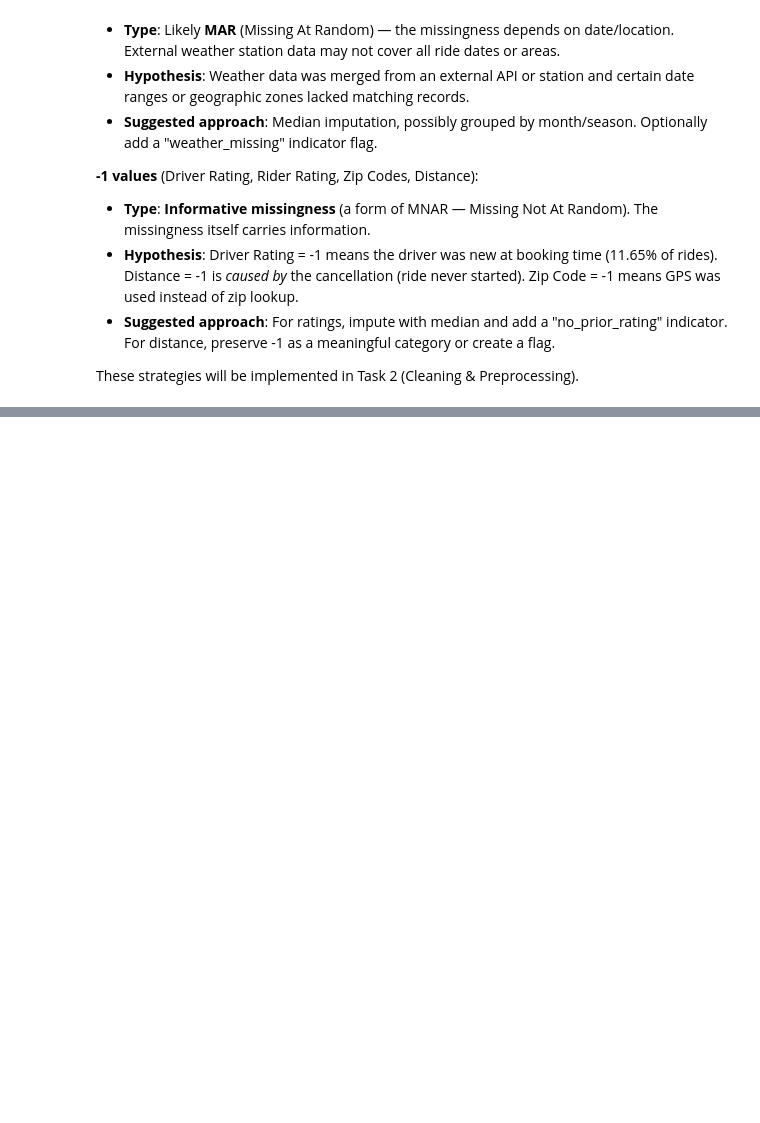
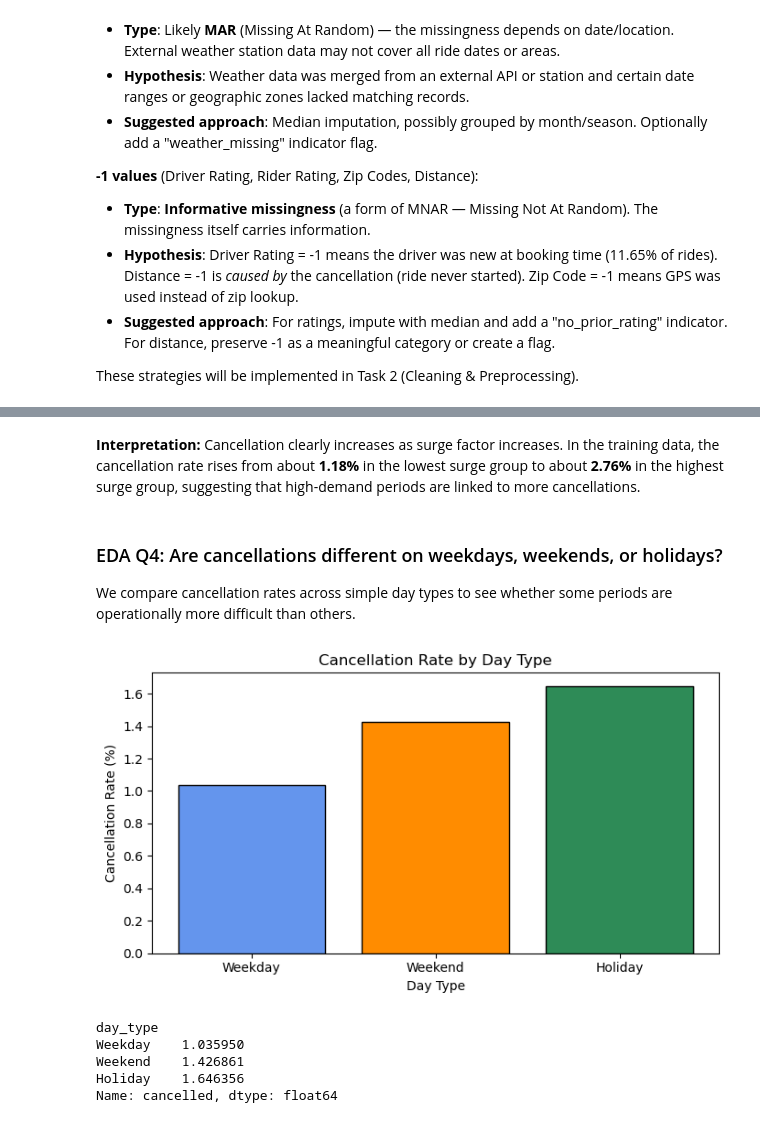
Before and after one commit to Abiali1210/DSAI_Project, a Jupyter notebook: COSC202_Project_notebook.ipynb, the cells around one changed output, grey strips where cells are left out. Saved outputs shown, nothing was run; the diff lists cells and outputs as text; code cells hidden in the pictures; blank space fills up the shorter version.

```diff
--- a/COSC202_Project_notebook.ipynb
+++ b/COSC202_Project_notebook.ipynb
@@ -733,0 +894,36 @@ Total features: 767
+# %% [markdown]
+**Interpretation:** Cancellation clearly increases as surge factor increases. In the training data, the cancellation rate rises from about **1.18%** in the lowest surge group to about **2.76%** in the highest surge group, suggesting that high-demand periods are linked to more cancellations.
+# %% [markdown]
+### EDA Q4: Are cancellations different on weekdays, weekends, or holidays?
+
+We compare cancellation rates across simple day types to see whether some periods are operationally more difficult than others.
+# %%
+# Create a new 'day_type' column based on 'Holiday' and 'Weekend'
+conditions = [
+    train_df['Holiday'] == 1,
+    train_df['Weekend'] == 1
+]
+choices = ['Holiday', 'Weekend']
+train_df['day_type'] = np.select(conditions, choices, default='Weekday')
+
+# Calculate cancellation rate by day type
+day_type_rate = train_df.groupby('day_type')['cancelled'].mean() * 100
+day_type_rate = day_type_rate.reindex(['Weekday', 'Weekend', 'Holiday']).dropna()
+
+fig, ax = plt.subplots(figsize=(7, 4))
+# Use different colors for each bar
+ax.bar(day_type_rate.index, day_type_rate.values, color=['cornflowerblue', 'darkorange', 'seagreen'], edgecolor='black')
+ax.set_title('Cancellation Rate by Day Type')
+ax.set_xlabel('Day Type')
+ax.set_ylabel('Cancellation Rate (%)')
+plt.tight_layout()
+plt.show()
+
+print(day_type_rate)
+# %% [output]
+[figure, added]
+day_type
+Weekday    1.035950
+Weekend    1.426861
+Holiday    1.646356
+Name: cancelled, dtype: float64
```
Also changed, not shown: parts of 128 cells of this notebook, 4 other files.
